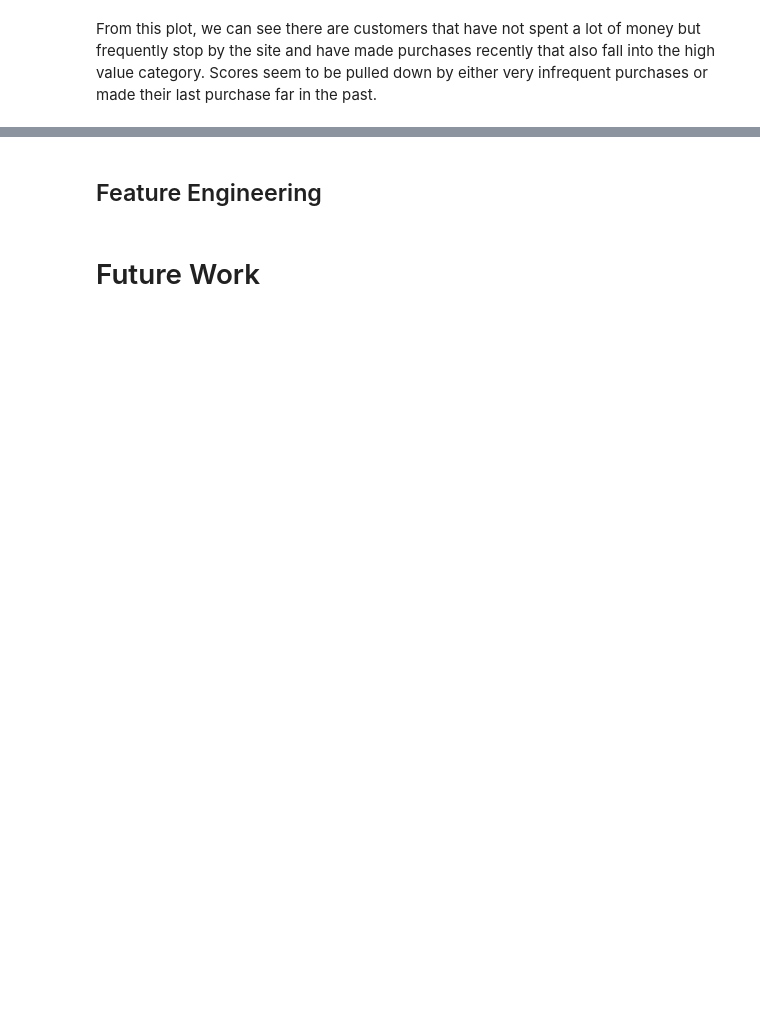
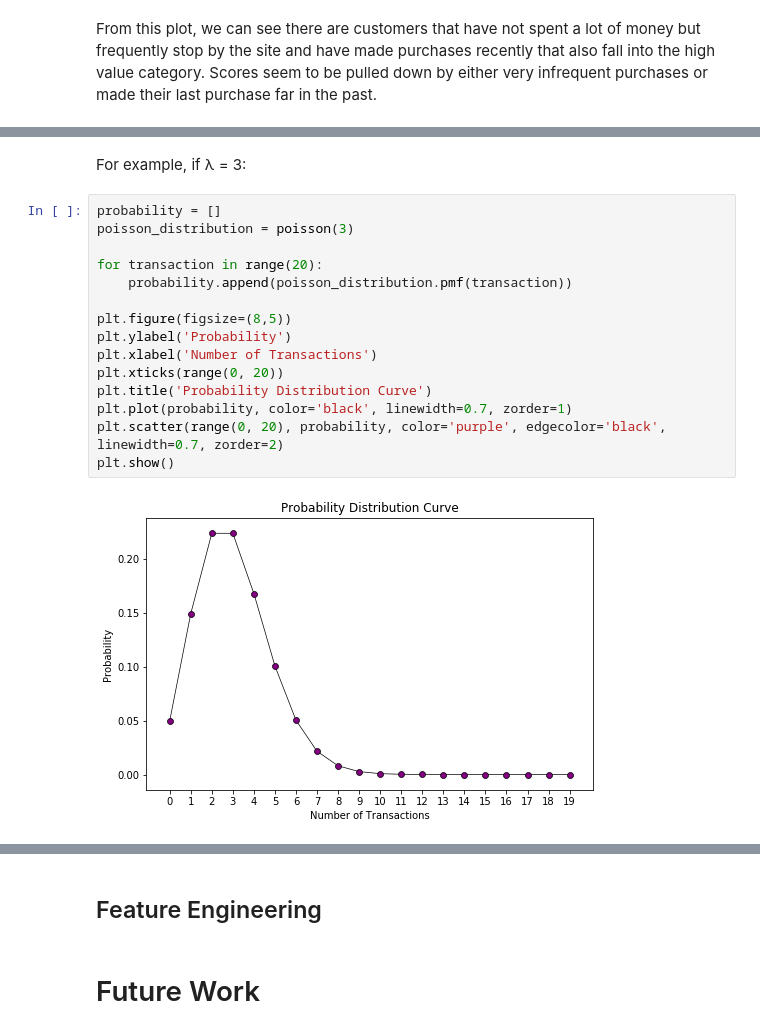
Before and after one commit to akelly66/Flatiron-School, a Jupyter notebook: Capstone-Project/CLV-attrition.ipynb, the cells around one changed output, grey strips where cells are left out. Drawn from its saved outputs; the diff is of its cells as text; blank space fills up the shorter version.

```diff
--- a/Capstone-Project/CLV-attrition.ipynb
+++ b/Capstone-Project/CLV-attrition.ipynb
@@ -657,0 +666,19 @@ In marketing, according to <a href="https://en.wikipedia.org/wiki/Customer_lifet
+# %% [markdown]
+For example, if λ = 3:
+# %%
+probability = []
+poisson_distribution = poisson(3)
+
+for transaction in range(20):
+    probability.append(poisson_distribution.pmf(transaction))
+
+plt.figure(figsize=(8,5))
+plt.ylabel('Probability')
+plt.xlabel('Number of Transactions')
+plt.xticks(range(0, 20))
+plt.title('Probability Distribution Curve')
+plt.plot(probability, color='black', linewidth=0.7, zorder=1)
+plt.scatter(range(0, 20), probability, color='purple', edgecolor='black', linewidth=0.7, zorder=2)
+plt.show()
+# %% [output]
+[figure, added]
```
Also changed, not shown: parts of 11 cells of this notebook.
